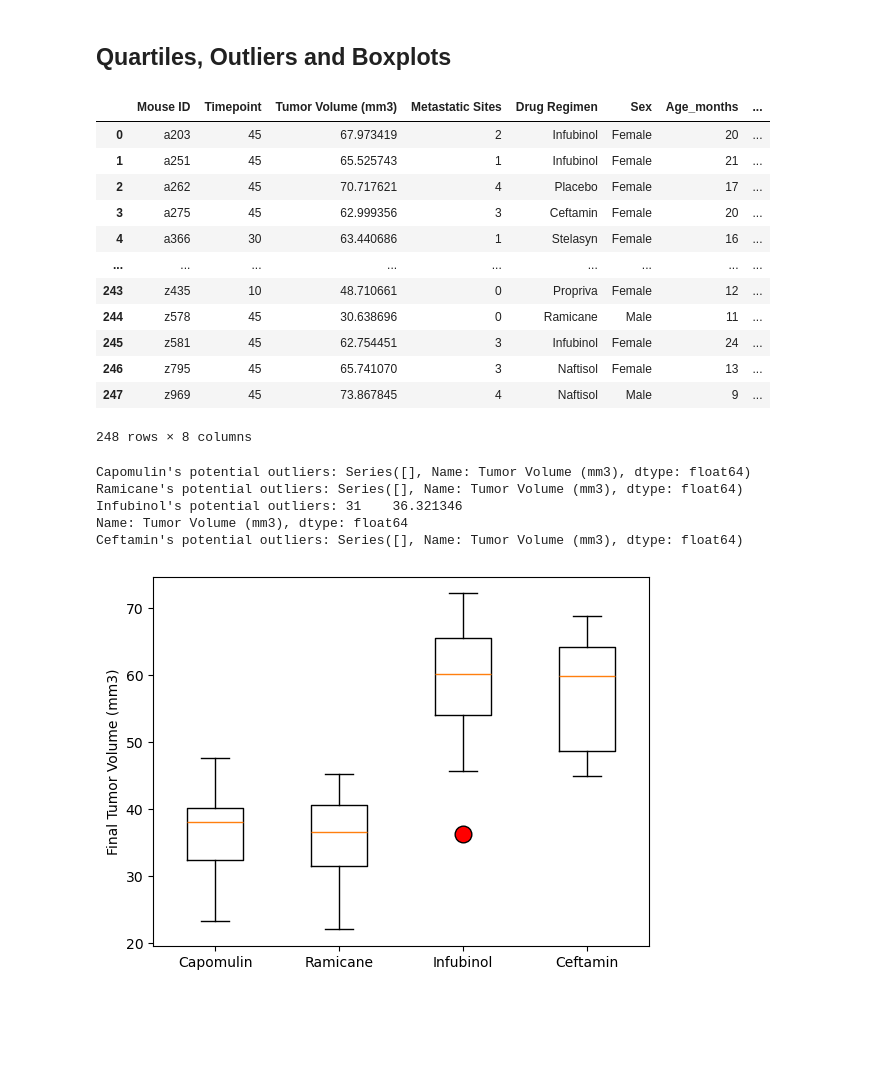
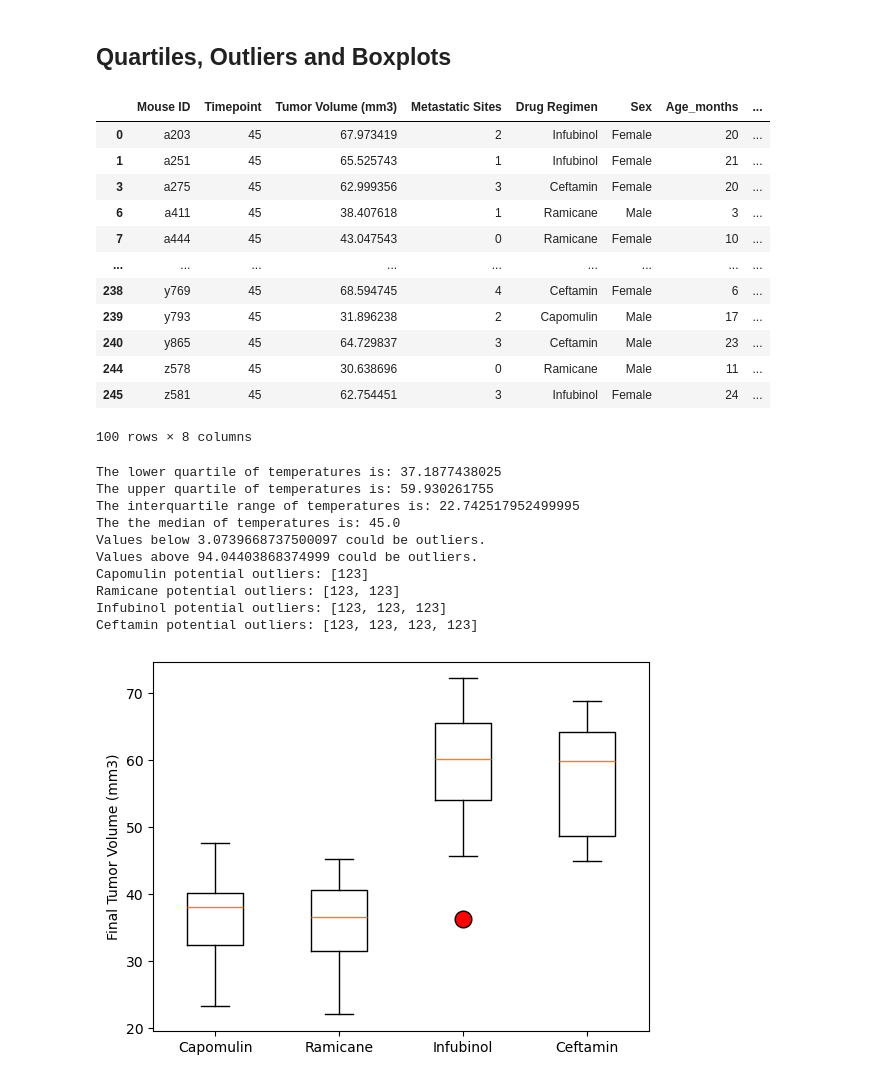
Before and after one commit to timsullivan92/pymaceuticals, a Jupyter notebook: pymaceuticals.ipynb, the cells around one changed output. Saved outputs shown, nothing was run; the diff lists cells and outputs as text; code cells hidden in the pictures; blank space fills up the shorter version.

```diff
--- a/pymaceuticals.ipynb
+++ b/pymaceuticals.ipynb
@@ -189,54 +203,82 @@ plot(kind="pie"
 # %%
 # Calculate the final tumor volume of each mouse across four of the treatment regimens:
 # Capomulin, Ramicane, Infubinol, and Ceftamin
 
 # Start by getting the last (greatest) timepoint for each mouse
-maximum_tumor = combined_study_clean_df.groupby(["Mouse ID"])["Timepoint"].max().reset_index()
+last_timepoint = combined_study_clean_df.groupby(["Mouse ID"])["Timepoint"].max().reset_index()
 
 # Merge this group df with the original DataFrame to get the tumor volume at the last timepoint
-merged_data = maximum_tumor.merge(combined_study_clean_df,on = ["Mouse ID","Timepoint"], how="left")
-merged_data
+last_timepoint_merged = last_timepoint.merge(combined_study_clean_df,on = ["Mouse ID","Timepoint"], how="left")
+
+#Filter merged df for Capomulin, Ramicane, Infubinol, and Ceftamin drug regimes
+last_timepoint_merged = last_timepoint_merged.loc[(last_timepoint_merged["Drug Regimen"] == "Capomulin") |
+                                                  (last_timepoint_merged["Drug Regimen"] == "Ramicane") |
+                                                  (last_timepoint_merged["Drug Regimen"] == "Infubinol") |
+                                                  (last_timepoint_merged["Drug Regimen"] == "Ceftamin"),:]
+
+#Display merged and filtered df
+last_timepoint_merged
 # %% [output]
 |  | Mouse ID | Timepoint | Tumor Volume (mm3) | Metastatic Sites | Drug Regimen | Sex | Age_months | ... |
 | 0 | a203 | 45 | 67.973419 | 2 | Infubinol | Female | 20 | ... |
 | 1 | a251 | 45 | 65.525743 | 1 | Infubinol | Female | 21 | ... |
-| 2 | a262 | 45 | 70.717621 | 4 | Placebo | Female | 17 | ... |
 | 3 | a275 | 45 | 62.999356 | 3 | Ceftamin | Female | 20 | ... |
-| 4 | a366 | 30 | 63.440686 | 1 | Stelasyn | Female | 16 | ... |
+| 6 | a411 | 45 | 38.407618 | 1 | Ramicane | Male | 3 | ... |
+| 7 | a444 | 45 | 43.047543 | 0 | Ramicane | Female | 10 | ... |
 | ... | ... | ... | ... | ... | ... | ... | ... | ... |
-| 243 | z435 | 10 | 48.710661 | 0 | Propriva | Female | 12 | ... |
+| 238 | y769 | 45 | 68.594745 | 4 | Ceftamin | Female | 6 | ... |
+| 239 | y793 | 45 | 31.896238 | 2 | Capomulin | Male | 17 | ... |
+| 240 | y865 | 45 | 64.729837 | 3 | Ceftamin | Male | 23 | ... |
 | 244 | z578 | 45 | 30.638696 | 0 | Ramicane | Male | 11 | ... |
 | 245 | z581 | 45 | 62.754451 | 3 | Infubinol | Female | 24 | ... |
-| 246 | z795 | 45 | 65.741070 | 3 | Naftisol | Female | 13 | ... |
-| 247 | z969 | 45 | 73.867845 | 4 | Naftisol | Male | 9 | ... |
-248 rows × 8 columns
+100 rows × 8 columns
 # %%
 # Put treatments into a list for for loop (and later for plot labels)
+treatments = ["Capomulin", "Ramicane", "Infubinol", "Ceftamin"]
+
+# Create empty list to fill with tumor vol data (for plotting)
+final_tumor_volume = []
+
+# Calculate the IQR and quantitatively determine if there are any potential outliers.
+quartiles = last_timepoint_merged["Tumor Volume (mm3)"].quantile([.25,.5,.75])
+lowerq = quartiles[0.25]
+upperq = quartiles[0.75]
+iqr = upperq-lowerq
+
+print(f"The lower quartile of temperatures is: {lowerq}")
+print(f"The upper quartile of temperatures is: {upperq}")
+print(f"The interquartile range of temperatures is: {iqr}")
+print(f"The the median of temperatures is: {quartiles[0.5]} ")
+
+lower_bound = lowerq - (1.5*iqr)
+upper_bound = upperq + (1.5*iqr)
+print(f"Values below {lower_bound} could be outliers.")
+print(f"Values above {upper_bound} could be outliers.")
 
 
-# Create empty list to fill with tumor vol data (for plotting)
-
-
-# Calculate the IQR and quantitatively determine if there are any potential outliers.
-
-for treatment in treatment_list:
-    final_tumor_volume = merge_data.loc(["Drug Regimen"] = treatment,"Tumor Volume")
-
 #append to empty list
+for treatment in treatments:
     # Locate the rows which contain mice on each drug and get the tumor volumes
-
+     #tumor_volume = last_timepoint_merged.loc[["Drug Regimen"] == treatment,"Tumor Volume (mm3)"]
 
     # add subset
-
-
+     final_tumor_volume.append(123)
+     print(f"{treatment} potential outliers: {final_tumor_volume}")
     # Determine outliers using upper and lower bounds
 #Upper quartile - Lower quartile.
+# for value in df['A']:
+#     column_list.append(value)
 # %% [output]
-Capomulin's potential outliers: Series([], Name: Tumor Volume (mm3), dtype: float64)
-Ramicane's potential outliers: Series([], Name: Tumor Volume (mm3), dtype: float64)
-Infubinol's potential outliers: 31    36.321346
-Name: Tumor Volume (mm3), dtype: float64
-Ceftamin's potential outliers: Series([], Name: Tumor Volume (mm3), dtype: float64)
+The lower quartile of temperatures is: 37.1877438025
+The upper quartile of temperatures is: 59.930261755
+The interquartile range of temperatures is: 22.742517952499995
+The the median of temperatures is: 45.0
+Values below 3.0739668737500097 could be outliers.
+Values above 94.04403868374999 could be outliers.
+Capomulin potential outliers: [123]
+Ramicane potential outliers: [123, 123]
+Infubinol potential outliers: [123, 123, 123]
+Ceftamin potential outliers: [123, 123, 123, 123]
 # %%
 # Generate a box plot that shows the distribution of the tumor volume for each treatment group.
 # %% [output]
```
Also changed, not shown: parts of 14 cells of this notebook.
